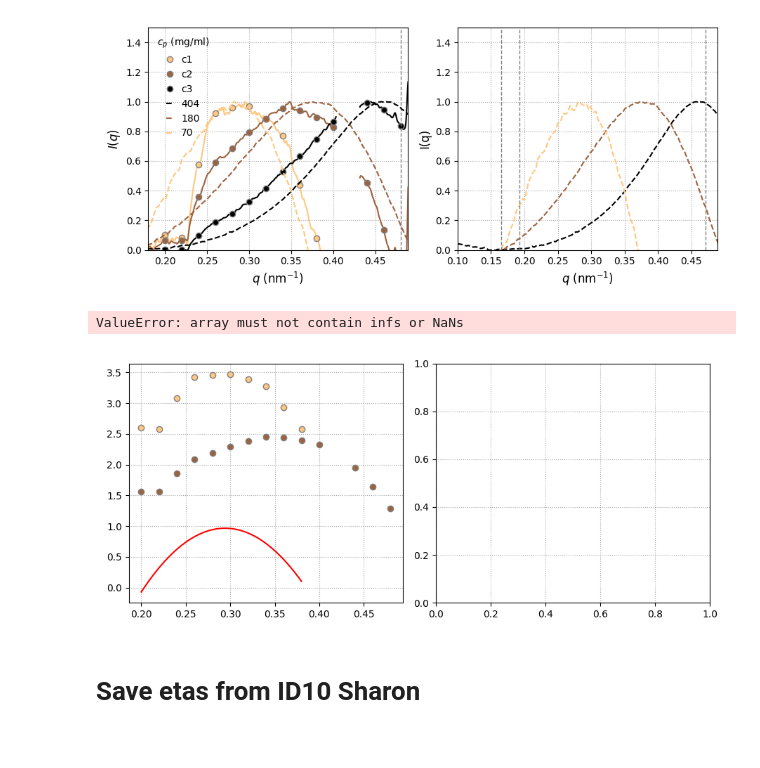
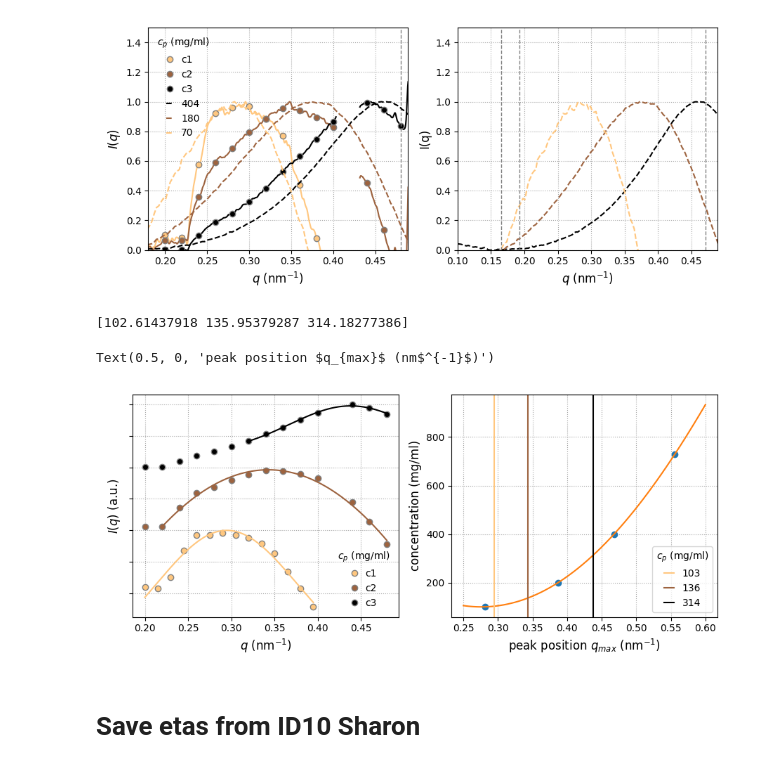
Before and after one commit to maddalenabin/id10-ferritin-2022, a Jupyter notebook: 01-notebooks/08-concs.ipynb, the cells around one changed output. Saved outputs shown, nothing was run; the diff lists cells and outputs as text; code cells hidden in the pictures.

Commit message:
estimated concentration from calibration curve

```diff
--- a/01-notebooks/08-concs.ipynb
+++ b/01-notebooks/08-concs.ipynb
@@ -514,56 +514,90 @@ a2.set_ylim(0,1.5)
 
 def gaussian_off(x, a, mean, sigma, c):
     """ Gaussian """
-    return a * np.exp( ((x-mean)/sigma)**2 ) + c
+    return a * np.exp( -((x-mean)/sigma)**2 ) + c
 # %%
 f, (a1,a2) = plt.subplots(1,2, figsize=(9,4), tight_layout=True)
 # -- left id10
 col = plt.cm.copper_r(np.linspace(0,1,len(datasetnumbers)))
 q_new = np.linspace(0.068, 0.468, 20)
 
 Iq_interp, q_interp = [], []
 
 c_id10 = ['c1', 'c2', 'c3']
+q_max = []
+
 for i in range(len(datasetnumbers)):
     y = Iqs[i,:]/t_exp[i]
     y_smooth = gaussian_filter(y, sigma=2)
     qi_min, qistep, qi_max = 320, 30, -20
     b = np.mean(y_smooth[qi_min:qi_min+qistep])
     b = y_smooth[qi_min]
     A = np.nanmax(y_smooth[qi_min:qi_max]-b)
+
+    off = -(i+2.5)
+    # off = 0
+
     if i==0:
-        q_new = np.linspace(0.068, 0.37, 20)
-        q_new = np.arange(0.2, 0.4, 0.02)
+        q_new = np.arange(0.2, 0.4, 0.015)
     else:
-        q_new = np.linspace(0.2, 0.468, 20)
-        q_new = np.arange(0.2, 0.5, 0.02)
+        q_new = np.array([0.2,  0.22, 0.24, 0.26, 0.28, 0.3,  0.32, 0.34, 0.36, 0.38, 0.4, 0.44, 0.46, 0.48])
+
     # a1.plot(qI, y, ls='--',  c=col[i])
     # a1.plot(qI, (y_smooth-b)/A-i+2.5, ls='-',  c=col[i])
 
     # interpolate
     y_interp =  sp.interpolate.interp1d(qI, (y_smooth-b)/A, kind='linear')
-    a1.plot(q_new, y_interp(q_new)-i+2.5, marker='o', mec='gray', c=col[i], ls='',  label=c_id10[i])
+    # a1.plot(q_new, y_interp(q_new)-i+2.5, marker='o', mec='gray', c=col[i], ls='',  label=c_id10[i])
+    a1.plot(q_new, y_interp(q_new)-off, marker='o', mec='gray', c=col[i], ls='',  label=c_id10[i])
     q_interp.append(q_new)
     Iq_interp.append(y_interp(q_new))
 
-    # fit # a, mean, sigma
-    popt,xc,curve,perr = fit(gaussian_off, q_new, y_interp(q_new), p0=[1,0.35,0.1, 2.5-i+2.5],)# bounds=[(beta_vs_q[i]-tol,0),(beta_vs_q[i]+tol,np.infty)])
-    a1.plot(xc, curve, c='r')
+    # # fit # a, mean, sigma, c
+    xmin, xmax = i, -1
+    if i == 2:
+        xmin = 6
+
+    bounds_min = [0, 0, 0.1, -100]
+    bounds_max = [1000, 1, 1, 100]
+
+    popt,xc,curve,perr = fit(gaussian_off, q_new[xmin:], y_interp(q_new)[xmin:], p0=[1., 0.3, 1., 1.], bounds=(bounds_min, bounds_max))
+    q_max.append(popt[1])
+    a1.plot(xc, curve-off, c=col[i])
+    # a2.plot(popt[1], i*100, marker='o', ls='', c=col[i])
+    # a2.axvline(x=popt[1], ls='-', c=col[i])
+    # a1.axvline(x=popt[1], ls='--', c=col[i], alpha=0.7)
+
+# -- anita
+conc_i=400
+concentrations_preliminary = np.array([730,conc_i,conc_i/2,conc_i/4])
+q_max_an=np.array([0.05559127, 0.04679503, 0.0387025 , 0.02814702])*10
+plt.plot(q_max_an, concentrations_preliminary, marker='o', ls='')
+
+qq = np.linspace(0.25, 0.6,100)
+z = np.polyfit(q_max_an, concentrations_preliminary, 4)
+conc_det = np.poly1d(z)
+plt.plot(qq, conc_det(qq))
+# -- end of anita
+
+for i in range(len(q_max)):
+     a2.axvline(x=q_max[i], ls='-', c=col[i], label=f'{conc_det(q_max[i]):.0f}')
+
+print(conc_det(q_max))
 
 # -- plot settings
 a1.legend(title='$c_p$ (mg/ml)', handlelength=.7, frameon=False, ncol=1)
 a1.set_xlabel(r'$q$ (nm$^{-1}$)', fontsize=12)
-a1.set_ylabel('$I(q)$', fontsize=12)
-a1.set_xlim(.18,qI[-1])
-a1.set_ylim(0, 4)
-
-a2.set_xlabel(r'$q$ (nm$^{-1}$)', fontsize=12)
-a2.set_ylabel('I(q)', fontsize=12)
-a2.set_xlim(.1,qI[-1])
-a2.set_ylim(0,1.5)
+a1.set_ylabel('$I(q)$ (a.u.)', fontsize=12)
+a1.set_yticklabels([])
+# a1.set_xlim(.18,qI[-1])
+# a1.set_ylim(0, 4)
+a2.legend(title='$c_p$ (mg/ml)', handlelength=1)
+a2.set_ylabel(r'concentration (mg/ml)', fontsize=12)
+a2.set_xlabel(r'peak position $q_{max}$ (nm$^{-1}$)', fontsize=12)
 # %% [output]
-ValueError: array must not contain infs or NaNs
+[102.61437918 135.95379287 314.18277386]
+Text(0.5, 0, 'peak position $q_{max}$ (nm$^{-1}$)')
-[figure, old version]
+[figure, new version]
 # %% [markdown]
 # Save etas from ID10 Sharon
 # %%
```
Also changed, not shown: parts of 1 cell of this notebook.
